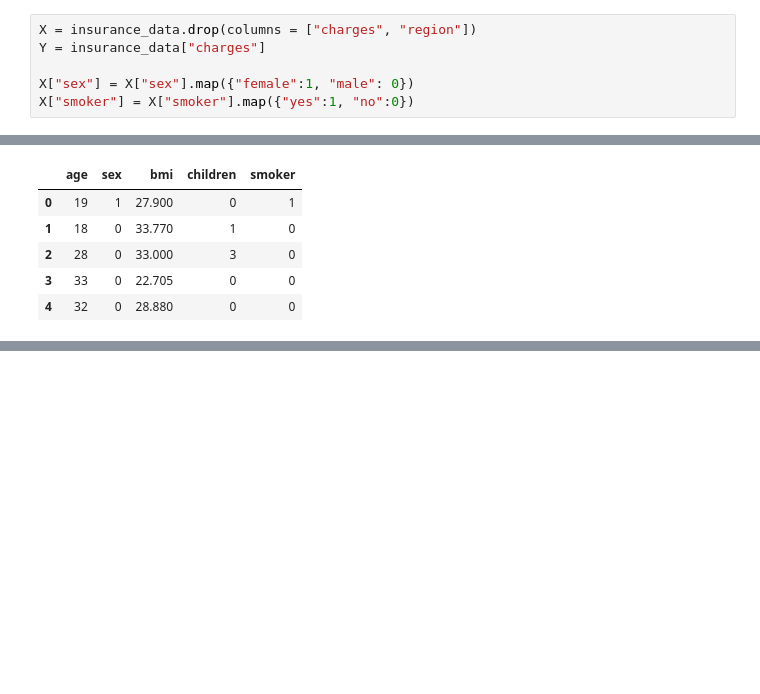
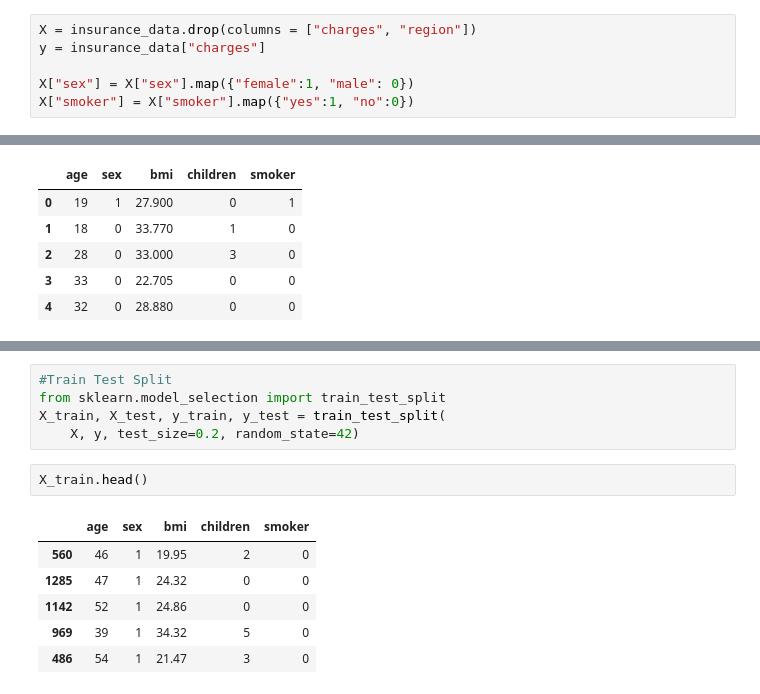
Before and after one commit to AH-Riad/ML, a Jupyter notebook: ML_part1.ipynb, the cells around one changed output, grey strips where cells are left out. Saved outputs shown, nothing was run; the diff lists cells and outputs as text; blank space fills up the shorter version.

Commit message:
Train Test Spilt

```diff
--- a/ML_part1.ipynb
+++ b/ML_part1.ipynb
@@ -27,7 +27,7 @@ sns.scatterplot(x = insurance_data["bmi"], y = insurance_data["charges"], hue =
 [figure]
 # %%
 X = insurance_data.drop(columns = ["charges", "region"])
-Y = insurance_data["charges"]
+y = insurance_data["charges"]
 
 X["sex"] = X["sex"].map({"female":1, "male": 0})
 X["smoker"] = X["smoker"].map({"yes":1, "no":0})
@@ -49,3 +49,17 @@ Y.head()
 3    21984.47061
 4     3866.85520
 Name: charges, dtype: float64
+# %%
+#Train Test Split
+from sklearn.model_selection import train_test_split
+X_train, X_test, y_train, y_test = train_test_split(
+    X, y, test_size=0.2, random_state=42)
+# %%
+X_train.head()
+# %% [output]
+|  | age | sex | bmi | children | smoker |
+| 560 | 46 | 1 | 19.95 | 2 | 0 |
+| 1285 | 47 | 1 | 24.32 | 0 | 0 |
+| 1142 | 52 | 1 | 24.86 | 0 | 0 |
+| 969 | 39 | 1 | 34.32 | 5 | 0 |
+| 486 | 54 | 1 | 21.47 | 3 | 0 |
```
Also changed, not shown: parts of 1 cell of this notebook.
